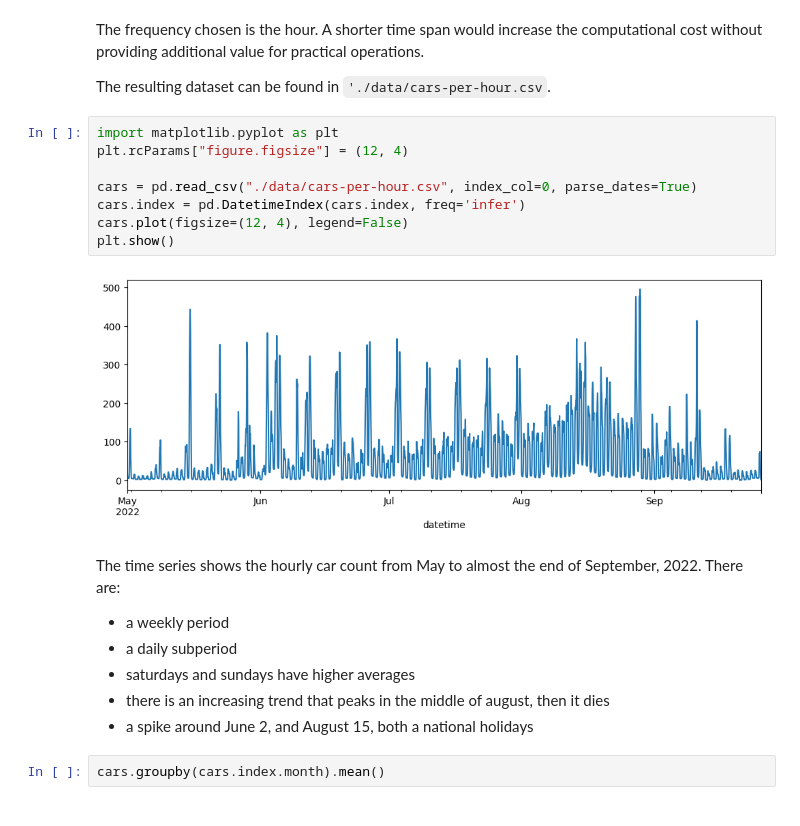
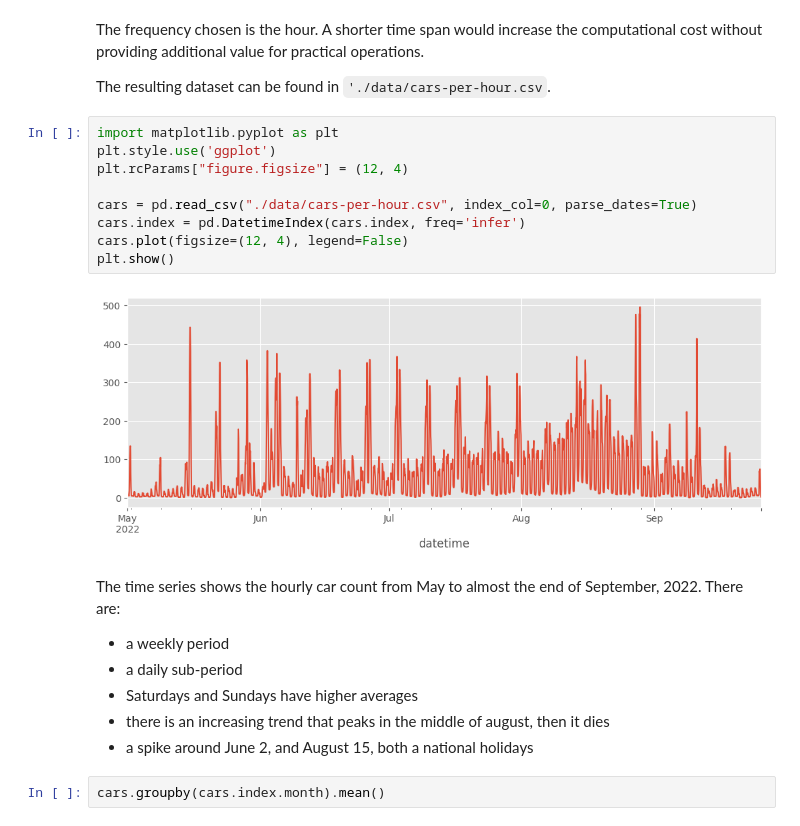
Before and after one commit to Yourne/garage-demand-forecasts, a Jupyter notebook: timeseries_modeling.ipynb, the cells around one changed output. Saved outputs shown, nothing was run; the diff lists cells and outputs as text.

```diff
--- a/timeseries_modeling.ipynb
+++ b/timeseries_modeling.ipynb
@@ -35,20 +42,21 @@ computational cost without providing additional value for practical operations.
 The resulting dataset can be found in `'./data/cars-per-hour.csv`.
 # %%
 import matplotlib.pyplot as plt
+plt.style.use('ggplot')
 plt.rcParams["figure.figsize"] = (12, 4)
 
 cars = pd.read_csv("./data/cars-per-hour.csv", index_col=0, parse_dates=True)
 cars.index = pd.DatetimeIndex(cars.index, freq='infer')
 cars.plot(figsize=(12, 4), legend=False)
 plt.show()
 # %% [output]
-[figure, old version]
+[figure, new version]
 # %% [markdown]
 The time series shows the hourly car count from May to almost the end of September, 2022.
 There are:
 * a weekly period
-* a daily subperiod
-* saturdays and sundays have higher averages
+* a daily sub-period
+* Saturdays and Sundays have higher averages
 * there is an increasing trend that peaks in the middle of august, then it dies
 * a spike around June 2, and August 15, both a national holidays
 # %%
```
Also changed, not shown: parts of 58 cells of this notebook.
